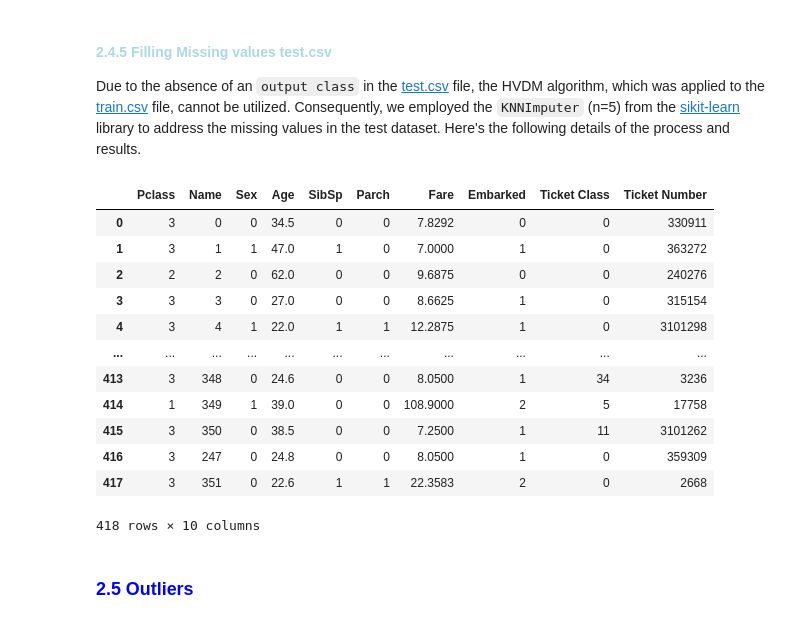
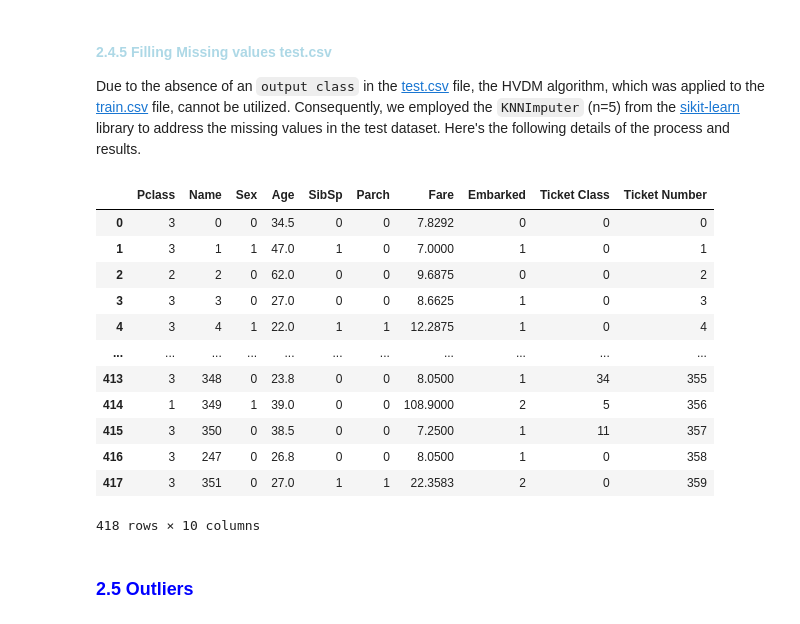
Before and after one commit to miguel-c05/Titanic-Survivability-Prediction, a Jupyter notebook: notebook.ipynb, the cells around one changed output. Cells and saved outputs as stored; diff of their text form; code cells hidden in the pictures.

```diff
--- a/notebook.ipynb
+++ b/notebook.ipynb
@@ -475,44 +475,46 @@ def Knninputer (df: pd.DataFrame) -> pd.DataFrame:#Função que aplica o KnnImpu
     É uma biblioteca de sikitlearn.
     Deve ser feita a normalização dos dados e depois a aplicação do knninputer.
     """
     colunas_salvas = df.columns
     imputer = KNNImputer(n_neighbors=5)
     scaler = StandardScaler()
     df = scaler.fit_transform(df)
     df = imputer.fit_transform(df)
     df = pd.DataFrame(scaler.inverse_transform(df), columns = colunas_salvas)
     for col in df.columns:
         if col not in ['Age', 'Fare']:
             df[col] = df[col].astype(int)
     return df
 
 data_test = pd.read_csv("CSV\\test.csv")
 extra_col_ticket(data_test)
 turn_name_col_into_ASCII(data_test, 'Name')
 
 
 data_test["Sex"], sexIndex = pd.factorize(data_test["Sex"])
 data_test["Embarked"], embarkedIndex = pd.factorize(data_test["Embarked"])
 data_test["Ticket Class"], ticketClassIndex = pd.factorize(data_test["Ticket Class"])
+data_test["Ticket Number"], ticketNumberIndex = pd.factorize(data_test["Ticket Number"])
 data_test["Name"], nameIndex = pd.factorize(data_test["Name"])
+
 data_test.drop(columns = ['PassengerId', 'Ticket', 'Cabin'], inplace = True)
 
 
 data_test=Knninputer(data_test)
 display(data_test)
 # %% [output]
 |  | Pclass | Name | Sex | Age | SibSp | Parch | Fare | Embarked | Ticket Class | Ticket Number |
-| 0 | 3 | 0 | 0 | 34.5 | 0 | 0 | 7.8292 | 0 | 0 | 330911 |
-| 1 | 3 | 1 | 1 | 47.0 | 1 | 0 | 7.0000 | 1 | 0 | 363272 |
-| 2 | 2 | 2 | 0 | 62.0 | 0 | 0 | 9.6875 | 0 | 0 | 240276 |
-| 3 | 3 | 3 | 0 | 27.0 | 0 | 0 | 8.6625 | 1 | 0 | 315154 |
-| 4 | 3 | 4 | 1 | 22.0 | 1 | 1 | 12.2875 | 1 | 0 | 3101298 |
+| 0 | 3 | 0 | 0 | 34.5 | 0 | 0 | 7.8292 | 0 | 0 | 0 |
+| 1 | 3 | 1 | 1 | 47.0 | 1 | 0 | 7.0000 | 1 | 0 | 1 |
+| 2 | 2 | 2 | 0 | 62.0 | 0 | 0 | 9.6875 | 0 | 0 | 2 |
+| 3 | 3 | 3 | 0 | 27.0 | 0 | 0 | 8.6625 | 1 | 0 | 3 |
+| 4 | 3 | 4 | 1 | 22.0 | 1 | 1 | 12.2875 | 1 | 0 | 4 |
 | ... | ... | ... | ... | ... | ... | ... | ... | ... | ... | ... |
-| 413 | 3 | 348 | 0 | 24.6 | 0 | 0 | 8.0500 | 1 | 34 | 3236 |
-| 414 | 1 | 349 | 1 | 39.0 | 0 | 0 | 108.9000 | 2 | 5 | 17758 |
-| 415 | 3 | 350 | 0 | 38.5 | 0 | 0 | 7.2500 | 1 | 11 | 3101262 |
-| 416 | 3 | 247 | 0 | 24.8 | 0 | 0 | 8.0500 | 1 | 0 | 359309 |
-| 417 | 3 | 351 | 0 | 22.6 | 1 | 1 | 22.3583 | 2 | 0 | 2668 |
+| 413 | 3 | 348 | 0 | 23.8 | 0 | 0 | 8.0500 | 1 | 34 | 355 |
+| 414 | 1 | 349 | 1 | 39.0 | 0 | 0 | 108.9000 | 2 | 5 | 356 |
+| 415 | 3 | 350 | 0 | 38.5 | 0 | 0 | 7.2500 | 1 | 11 | 357 |
+| 416 | 3 | 247 | 0 | 26.8 | 0 | 0 | 8.0500 | 1 | 0 | 358 |
+| 417 | 3 | 351 | 0 | 27.0 | 1 | 1 | 22.3583 | 2 | 0 | 359 |
 418 rows × 10 columns
 # %% [markdown]
 ### <font style="font-size: 40px; color: blue;">2.5 Outliers</font>
```
